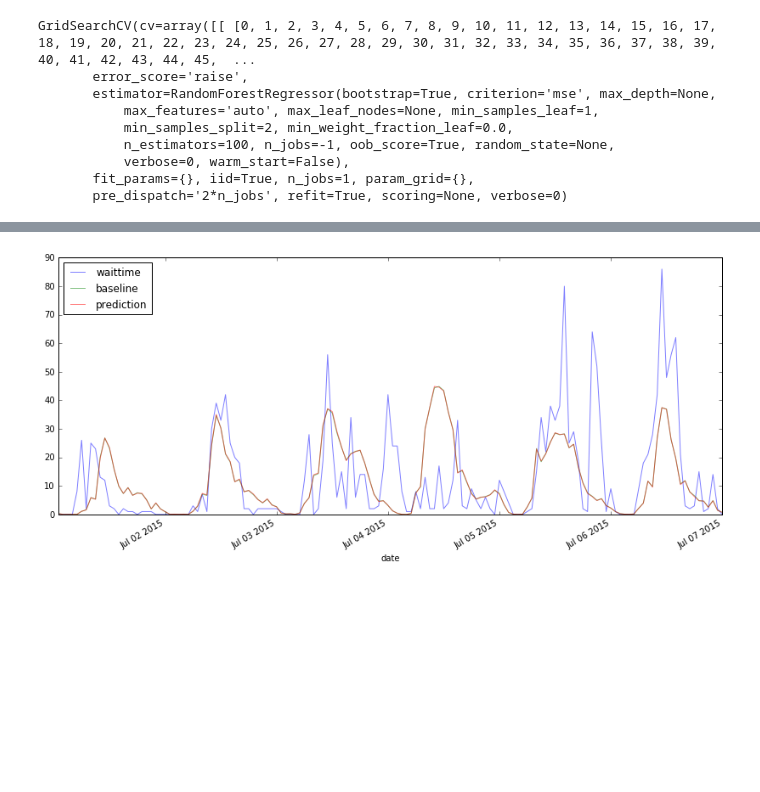
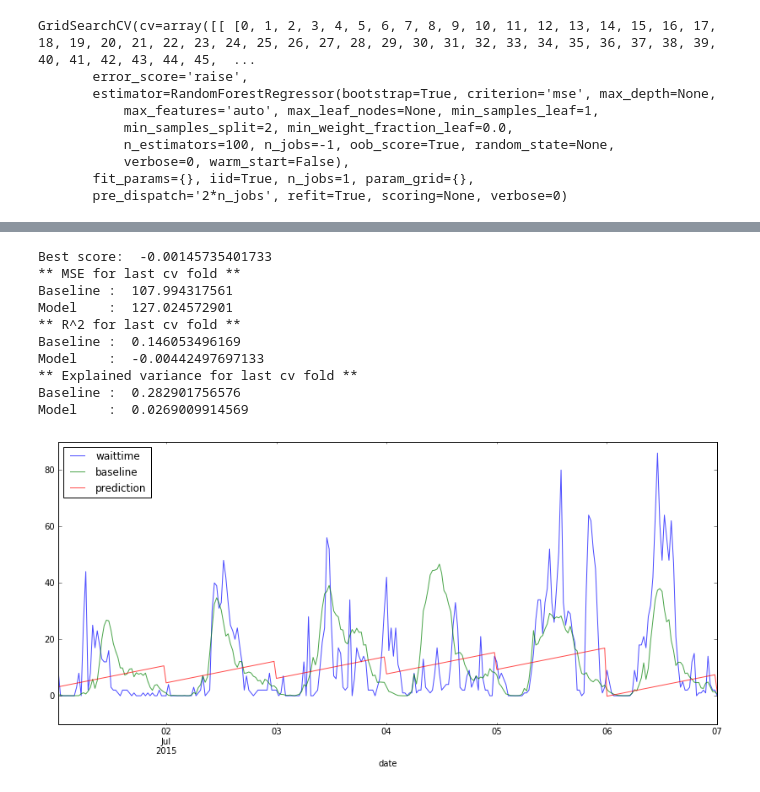
Before and after one commit to jngseattle/BorderCrossing, a Jupyter notebook: code/Model-v0.1-date_features_only-refactor.ipynb, the cells around one changed output, grey strips where cells are left out. Drawn from its saved outputs; the diff is of its cells as text; code cells hidden in the pictures; blank space fills up the shorter version.

Commit message:
MVP - Implement end-to-end with model with date features only

```diff
--- a/code/Model-v0.1-date_features_only-refactor.ipynb
+++ b/code/Model-v0.1-date_features_only-refactor.ipynb
@@ -122,0 +142,22 @@ R^2:  0.138278954811
+# %%
+query = '''
+        select
+            c.date,
+            waittime,
+            year,
+            month,
+            dayofmonth,
+            week,
+            dayofweek,
+            minofday
+        from crossingdata c
+        join datefeatures d on c.date = d.date
+        where
+            valid=1
+            and waittime is not null
+            and crossing_id = 1
+            and (minute = 0 or minute = 30)
+        order by c.date
+        '''
+
+df = pd_query(query)
@@ -122,0 +198,3 @@ R^2:  0.138278954811
+# %%
+dfnew = clean_df_subset(df, ['year', 'dayofweek', 'minofday'])
+data = BorderData(dfnew, years=5)
@@ -122,0 +258,5 @@ R^2:  0.138278954811
+# %%
+model = LinearRegression(normalize=True, n_jobs=-1)
+params = {}
+grid = GridSearchCV(model, params, cv=data.cv_train)
+grid.fit(data.X_train, data.y_train)
@@ -123,5 +269,16 @@ R^2:  0.138278954811
 # %%
-from BorderModel import BorderData, clean_df_subset
-data.plot(grid, '7/1/15', '7/7/15');
+data.predict(grid.best_estimator_)
+data.print_metrics(grid)
+data.plot('7/1/15', '7/7/15');
 # %% [output]
+Best score:  -0.00145735401733
+** MSE for last cv fold **
+Baseline :  107.994317561
+Model    :  127.024572901
+** R^2 for last cv fold **
+Baseline :  0.146053496169
+Model    :  -0.00442497697133
+** Explained variance for last cv fold **
+Baseline :  0.282901756576
+Model    :  0.0269009914569
-[figure, old version]
+[figure, new version]
```
Also changed, not shown: parts of 53 cells of this notebook, 6 other files.
